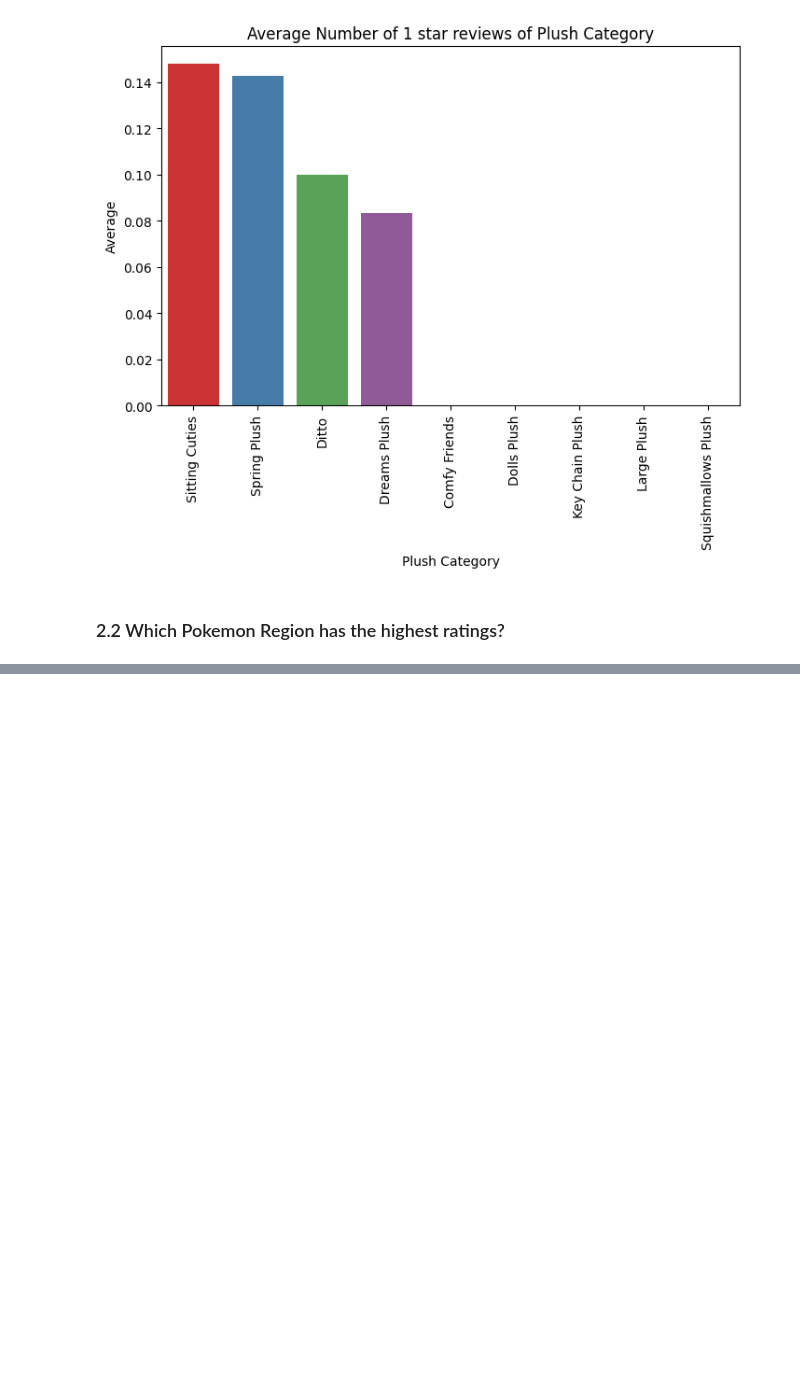
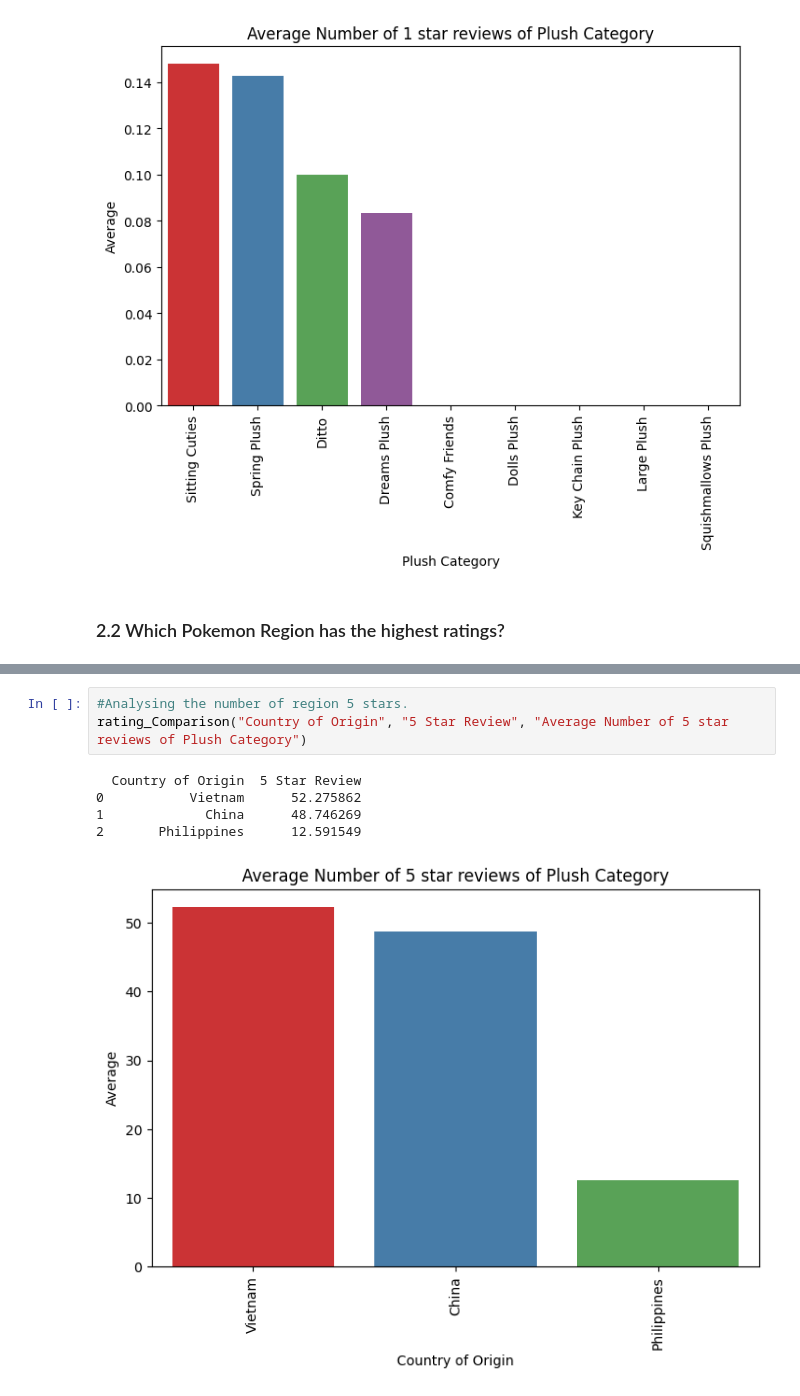
Before and after one commit to ErjillDeVera/PokemonPlushiesAnalysis, a Jupyter notebook: PokemonCenterUKAnalysis.ipynb, the cells around one changed output, grey strips where cells are left out. Drawn from its saved outputs; the diff is of its cells as text; blank space fills up the shorter version.

Commit message:
2.3 Data Analysis of Country manufacturer

```diff
--- a/PokemonCenterUKAnalysis.ipynb
+++ b/PokemonCenterUKAnalysis.ipynb
@@ -168,0 +207,9 @@ rating_Comparison("Region", "1 Star Review", "Average Number of 1 star reviews o
+# %%
+#Analysing the number of region 5 stars.
+rating_Comparison("Country of Origin", "5 Star Review", "Average Number of 5 star reviews of Plush Category")
+# %% [output]
+  Country of Origin  5 Star Review
+0           Vietnam      52.275862
+1             China      48.746269
+2       Philippines      12.591549
+[figure, added]
```
Also changed, not shown: parts of 10 cells of this notebook.
